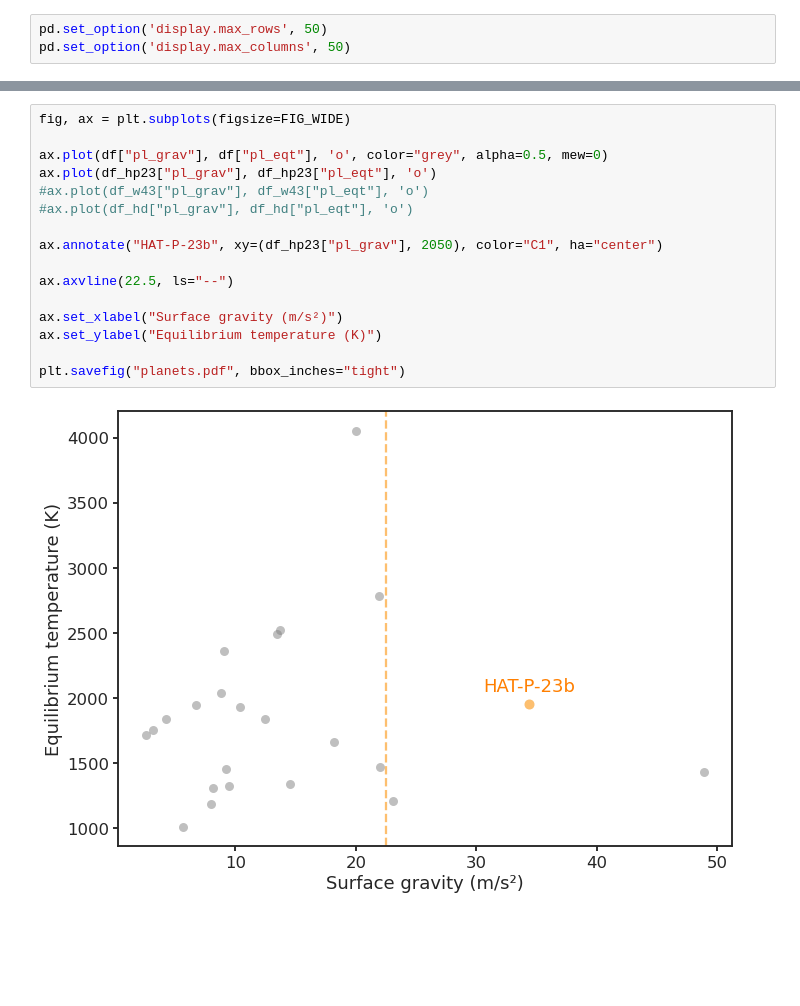
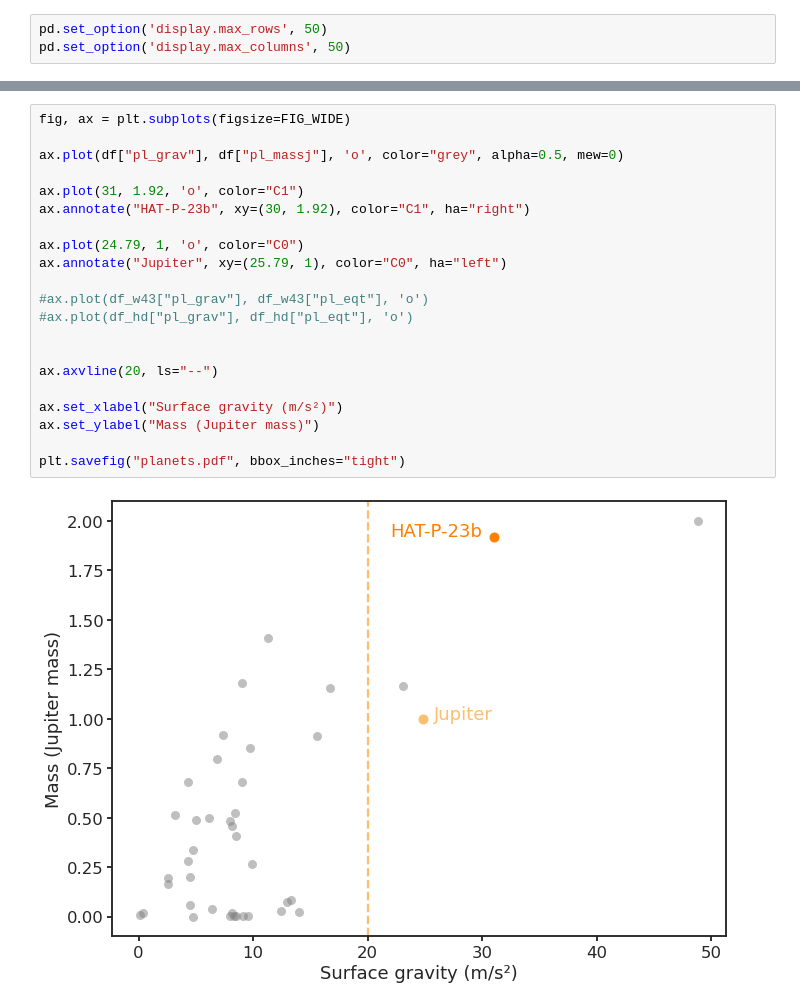
Before and after one commit to icweaver/HST_WFC3_UVIS_G280_sim, a Jupyter notebook: estimate_precision.ipynb, the cells around one changed output, grey strips where cells are left out. Saved outputs shown, nothing was run; the diff lists cells and outputs as text; blank space fills up the shorter version.

```diff
--- a/estimate_precision.ipynb
+++ b/estimate_precision.ipynb
@@ -279,18 +360,23 @@ df_hd = df[df["pl_name"] == "HD 189733 b"]
 # %%
 fig, ax = plt.subplots(figsize=FIG_WIDE)
 
-ax.plot(df["pl_grav"], df["pl_eqt"], 'o', color="grey", alpha=0.5, mew=0)
-ax.plot(df_hp23["pl_grav"], df_hp23["pl_eqt"], 'o')
+ax.plot(df["pl_grav"], df["pl_massj"], 'o', color="grey", alpha=0.5, mew=0)
+
+ax.plot(31, 1.92, 'o', color="C1")
+ax.annotate("HAT-P-23b", xy=(30, 1.92), color="C1", ha="right")
+
+ax.plot(24.79, 1, 'o', color="C0")
+ax.annotate("Jupiter", xy=(25.79, 1), color="C0", ha="left")
+
 #ax.plot(df_w43["pl_grav"], df_w43["pl_eqt"], 'o')
 #ax.plot(df_hd["pl_grav"], df_hd["pl_eqt"], 'o')
 
-ax.annotate("HAT-P-23b", xy=(df_hp23["pl_grav"], 2050), color="C1", ha="center")
 
-ax.axvline(22.5, ls="--")
+ax.axvline(20, ls="--")
 
 ax.set_xlabel("Surface gravity (m/s²)")
-ax.set_ylabel("Equilibrium temperature (K)")
+ax.set_ylabel("Mass (Jupiter mass)")
 
 plt.savefig("planets.pdf", bbox_inches="tight")
 # %% [output]
-[figure, old version]
+[figure, new version]
```
Also changed, not shown: parts of 7 cells of this notebook, 1 other file.
